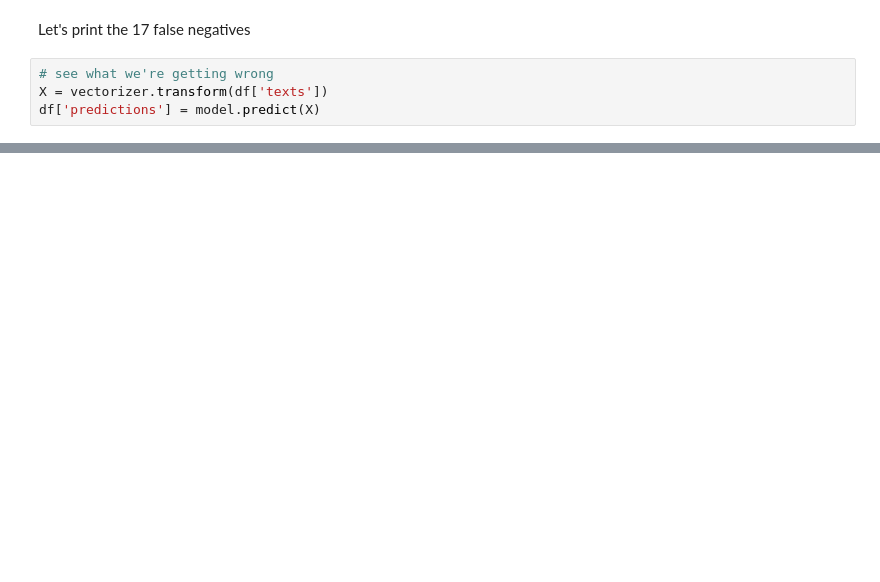
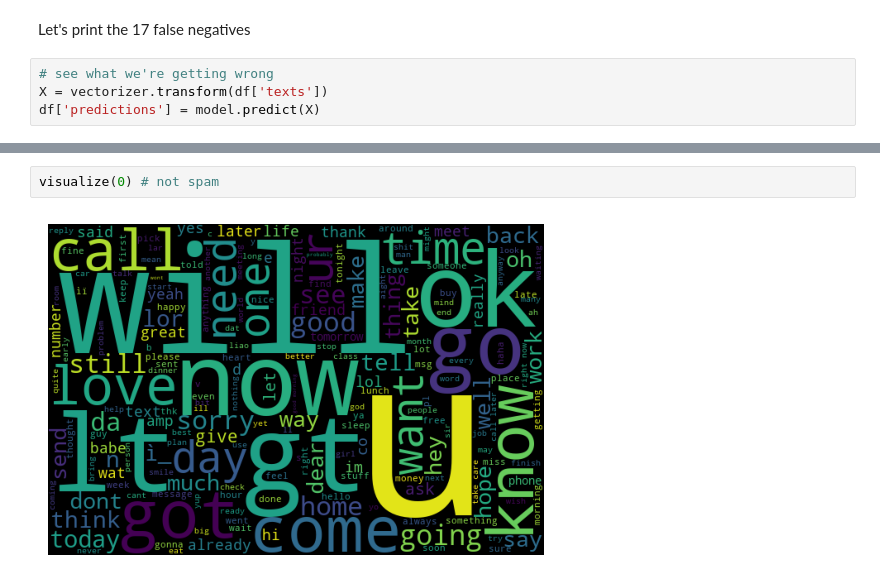
Before and after one commit to KlemPear/MachineLearning, a Jupyter notebook: Spam_Detection_Naive_Bayes.ipynb, the cells around one changed output, grey strips where cells are left out. Drawn from its saved outputs; the diff is of its cells as text; blank space fills up the shorter version.

```diff
--- a/Spam_Detection_Naive_Bayes.ipynb
+++ b/Spam_Detection_Naive_Bayes.ipynb
@@ -204,0 +218,4 @@ We have sent JD for Customer Service cum Accounts Executive to ur mail id, For d
+# %%
+visualize(0) # not spam
+# %% [output]
+[figure, added]
```
Also changed, not shown: parts of 11 cells of this notebook.
